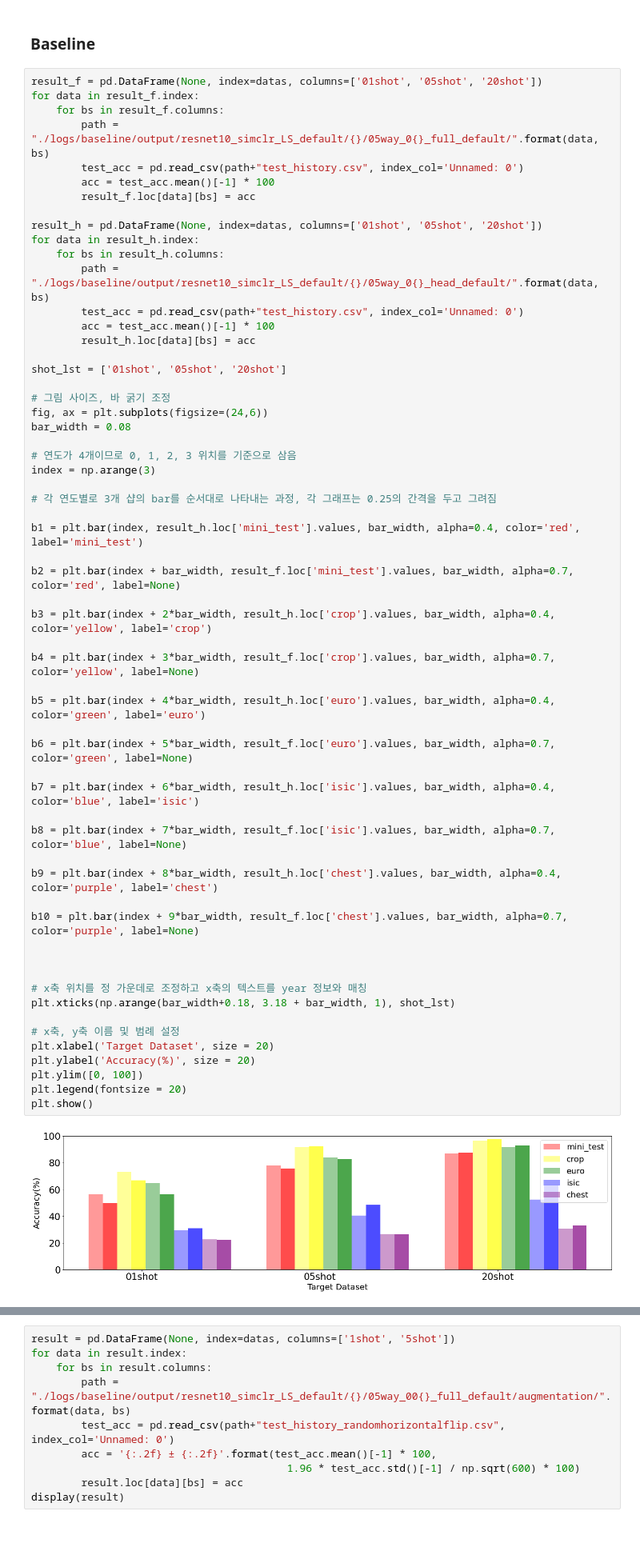
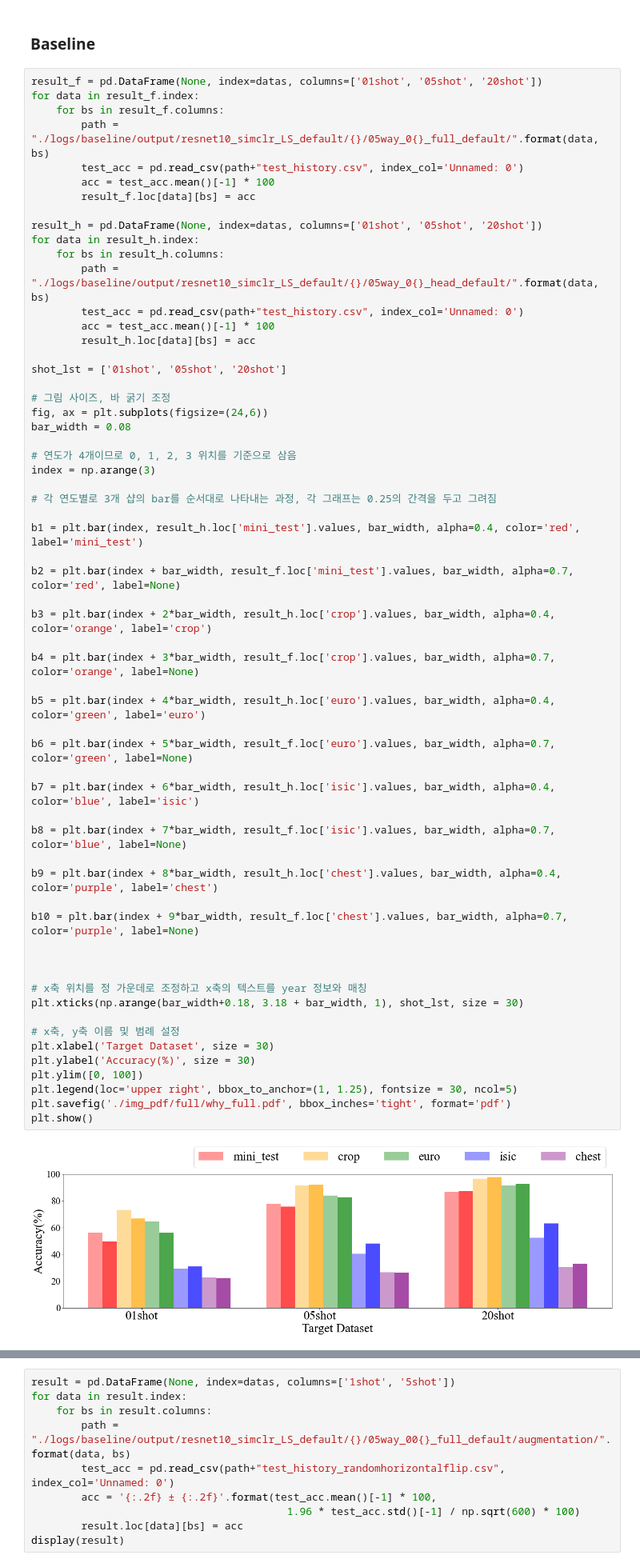
Before and after one commit to kimyuji/Fine-tune-with-Few-Samples, a Jupyter notebook: check_acc.ipynb, the cells around one changed output, grey strips where cells are left out. Shown at 80% size. Cells and saved outputs as stored; diff of their text form; blank space fills up the shorter version.

```diff
--- a/check_acc.ipynb
+++ b/check_acc.ipynb
@@ -58,38 +58,39 @@ bar_width = 0.08
 index = np.arange(3)
 
 # 각 연도별로 3개 샵의 bar를 순서대로 나타내는 과정, 각 그래프는 0.25의 간격을 두고 그려짐
 
 b1 = plt.bar(index, result_h.loc['mini_test'].values, bar_width, alpha=0.4, color='red', label='mini_test')
 
 b2 = plt.bar(index + bar_width, result_f.loc['mini_test'].values, bar_width, alpha=0.7, color='red', label=None)
 
-b3 = plt.bar(index + 2*bar_width, result_h.loc['crop'].values, bar_width, alpha=0.4, color='yellow', label='crop')
+b3 = plt.bar(index + 2*bar_width, result_h.loc['crop'].values, bar_width, alpha=0.4, color='orange', label='crop')
 
-b4 = plt.bar(index + 3*bar_width, result_f.loc['crop'].values, bar_width, alpha=0.7, color='yellow', label=None)
+b4 = plt.bar(index + 3*bar_width, result_f.loc['crop'].values, bar_width, alpha=0.7, color='orange', label=None)
 
 b5 = plt.bar(index + 4*bar_width, result_h.loc['euro'].values, bar_width, alpha=0.4, color='green', label='euro')
 
 b6 = plt.bar(index + 5*bar_width, result_f.loc['euro'].values, bar_width, alpha=0.7, color='green', label=None)
 
 b7 = plt.bar(index + 6*bar_width, result_h.loc['isic'].values, bar_width, alpha=0.4, color='blue', label='isic')
 
 b8 = plt.bar(index + 7*bar_width, result_f.loc['isic'].values, bar_width, alpha=0.7, color='blue', label=None)
 
 b9 = plt.bar(index + 8*bar_width, result_h.loc['chest'].values, bar_width, alpha=0.4, color='purple', label='chest')
 
 b10 = plt.bar(index + 9*bar_width, result_f.loc['chest'].values, bar_width, alpha=0.7, color='purple', label=None)
 
 
 
 # x축 위치를 정 가운데로 조정하고 x축의 텍스트를 year 정보와 매칭
-plt.xticks(np.arange(bar_width+0.18, 3.18 + bar_width, 1), shot_lst)
+plt.xticks(np.arange(bar_width+0.18, 3.18 + bar_width, 1), shot_lst, size = 30)
 
 # x축, y축 이름 및 범례 설정
-plt.xlabel('Target Dataset', size = 20)
-plt.ylabel('Accuracy(%)', size = 20)
+plt.xlabel('Target Dataset', size = 30)
+plt.ylabel('Accuracy(%)', size = 30)
 plt.ylim([0, 100])
-plt.legend(fontsize = 20)
+plt.legend(loc='upper right', bbox_to_anchor=(1, 1.25), fontsize = 30, ncol=5)
+plt.savefig('./img_pdf/full/why_full.pdf', bbox_inches='tight', format='pdf')
 plt.show()
 # %% [output]
-[figure, old version]
+[figure, new version]
 # %%
```
Also changed, not shown: parts of 10 cells of this notebook, 10 other files.
